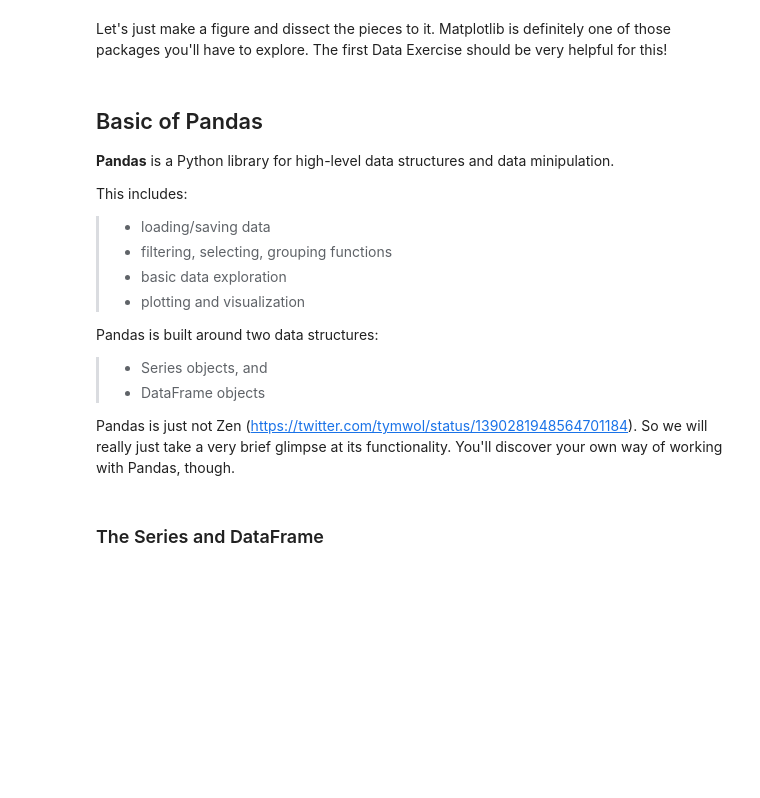
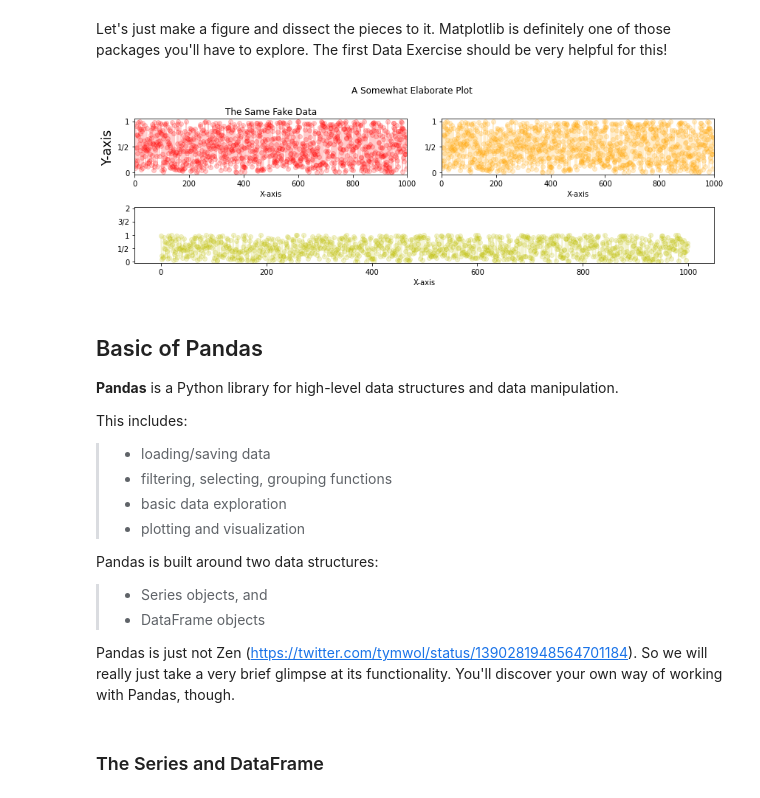
Before and after one commit to vrhaynes/PythonDataCamp_ICONLab, a Jupyter notebook: Week5 - Scientific Packages II.ipynb, the cells around one changed output. Drawn from its saved outputs; the diff is of its cells as text; code cells hidden in the pictures; blank space fills up the shorter version.

```diff
--- a/Week5 - Scientific Packages II.ipynb
+++ b/Week5 - Scientific Packages II.ipynb
@@ -179,7 +232,7 @@ fig = plt.figure(figsize=(12,4)) # figsize sets the width by the height
 
 # Create grispec object and define each subplot - a different method
 ncols, nrows = 2,2
-fig.add_gridspec(ncols=ncols, nrows=nrows, # we use the attribute method to create it
+spec = fig.add_gridspec(ncols=ncols, nrows=nrows, # we use the attribute method to create it
                 figure=fig) # here we tell grid spec what figure it belongs to
 
 # let's add some colors, too
@@ -203,40 +256,42 @@ for ax_j in range(ncols):
         ax.set_xlabel('X-axis')
         ax.set_xlim([0,1000])
 
         if ax_j==0:
             ax.set_ylabel('Y-axis',size='xx-large')
 
-        if ax_i==0:
-            ax.set_title('The Same Fake Data')
+
+        ax.set_title('The Same Fake Data')
 
         ax.set_yticks([0,0.5,1.0])
         ax.set_yticklabels(['0','1/2','1'])
 
 # bottom row
 ax_bot = fig.add_subplot(spec[1,:])
 ax_bot.plot(fake_data,
                 color=colors[1][0],
 
                 # we're just going to throw in some example changes here
                 marker='o', # adding circles to the lines
                 alpha=0.2 # changes the opacity (values between 0 and 1)
                 )
 
 ax_bot.set_xlabel('X-axis')
-ax_bot.set_yticks([0,0.5,1.0])
+ax_bot.set_yticks([0,0.5,1.0,1.5,2])
 ax_bot.set_yticklabels(['0','1/2','1','3/2','2'])
 ax_bot.set_ylim(top=2.05)
 
 
 
 plt.suptitle('A Somewhat Elaborate Plot')
 
 
 plt.tight_layout(); # similar to "constrained_layout"
+# %% [output]
+[figure, added]
 # %% [markdown]
 ## Basic of Pandas
 
-<b>Pandas</b> is a Python library for high-level data structures and data minipulation.
+<b>Pandas</b> is a Python library for high-level data structures and data manipulation.
 
 This includes:
 > + loading/saving data
```
Also changed, not shown: parts of 56 cells of this notebook, 2 other files.
